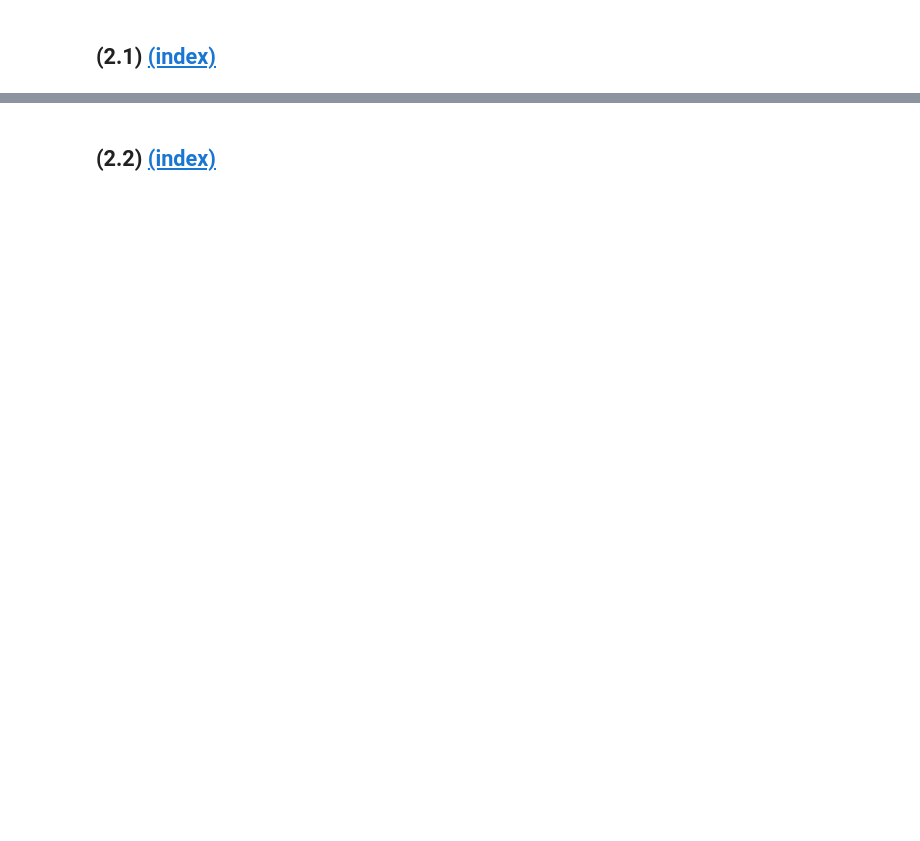
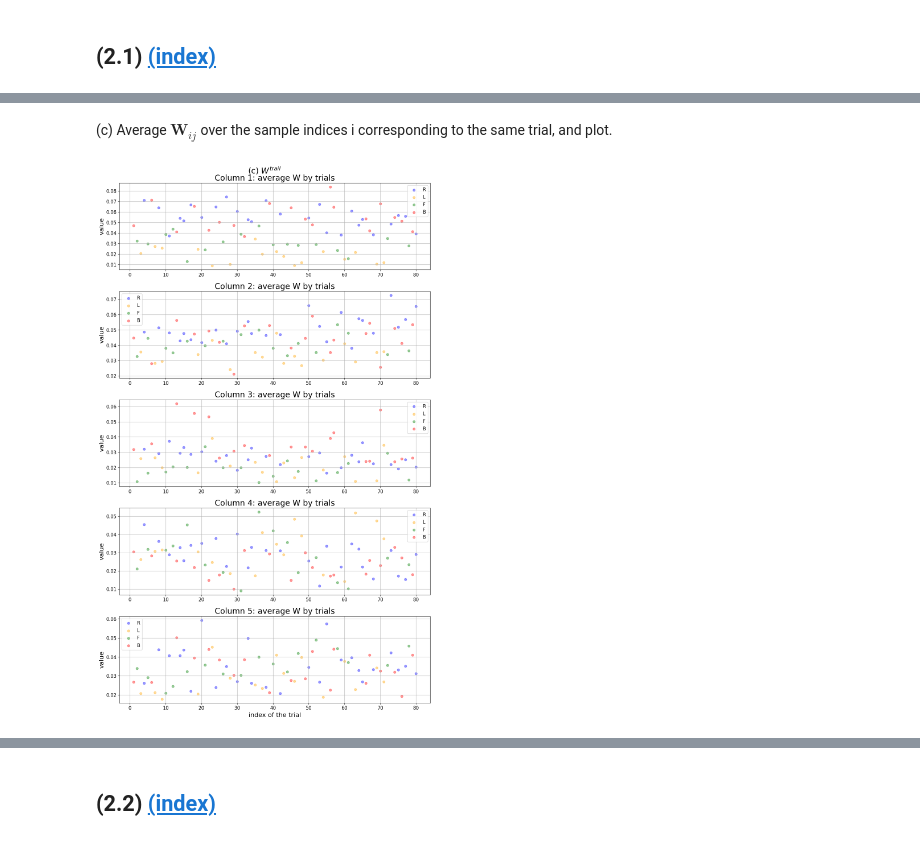
Before and after one commit to Shengyuan-Liu/MATH60026_MethodsForDataScience, a Jupyter notebook: cw2/02371367_Coursework2_Part1.ipynb, the cells around one changed output, grey strips where cells are left out. Drawn from its saved outputs; the diff is of its cells as text; code cells hidden in the pictures; blank space fills up the shorter version.

```diff
--- a/cw2/02371367_Coursework2_Part1.ipynb
+++ b/cw2/02371367_Coursework2_Part1.ipynb
@@ -307,0 +561,33 @@ plt.show()
+# %% [markdown]
+(c) Average $\mathbf{W}_{ij}$ over the sample indices i corresponding to the same trial, and plot.
+# %%
+# (c) Average W_ij over samples corresponding to the same trial
+fig, axes = plt.subplots(r, 1, figsize=(12, 20))
+x_axis_trial = range(1, N_Trial_Index + 1)
+
+# Get trial type for each trial index
+trial_types_unique = []
+for trial in x_axis_trial:
+    indices = (data['Trial Index'].values == trial)
+    trial_types_unique.append(data['Trial Type'].values[indices][0])
+trial_types_unique = np.array(trial_types_unique)
+
+for j in range(r):
+    W_trials = np.zeros(N_Trial_Index)
+    for trial in x_axis_trial:
+        # Calculate the mean of the specific trails
+        indices = (data['Trial Index'].values == trial)
+        W_trials[trial - 1] = np.mean(W[indices, j])
+
+    for idx, trail_type in enumerate(class_labels):
+        tt_mask = (trial_types_unique == idx)
+        axes[j].scatter(np.where(tt_mask)[0] + 1, W_trials[tt_mask], alpha=0.4, c=colors[idx], label=trail_type)
+    axes[j].set(title=f'Column {j+1}: average W by trials', ylabel='value')
+    axes[j].grid(True)
+    axes[j].legend()
+axes[-1].set_xlabel('index of the trial')
+plt.suptitle('(c) $W^{trail}$')
+plt.tight_layout()
+plt.show()
+# %% [output]
+[figure, added]
```
Also changed, not shown: parts of 59 cells of this notebook.
